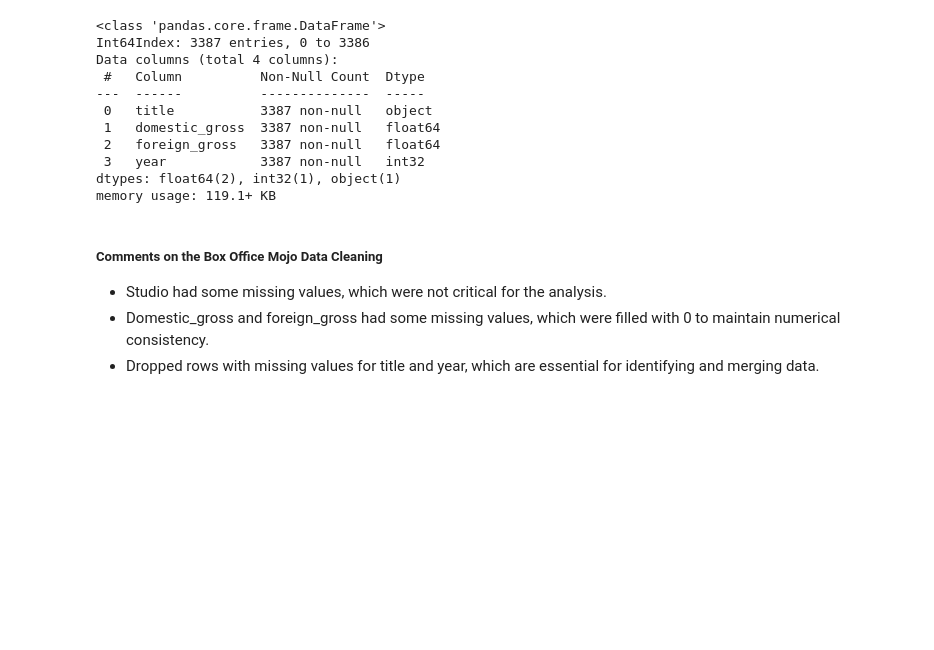
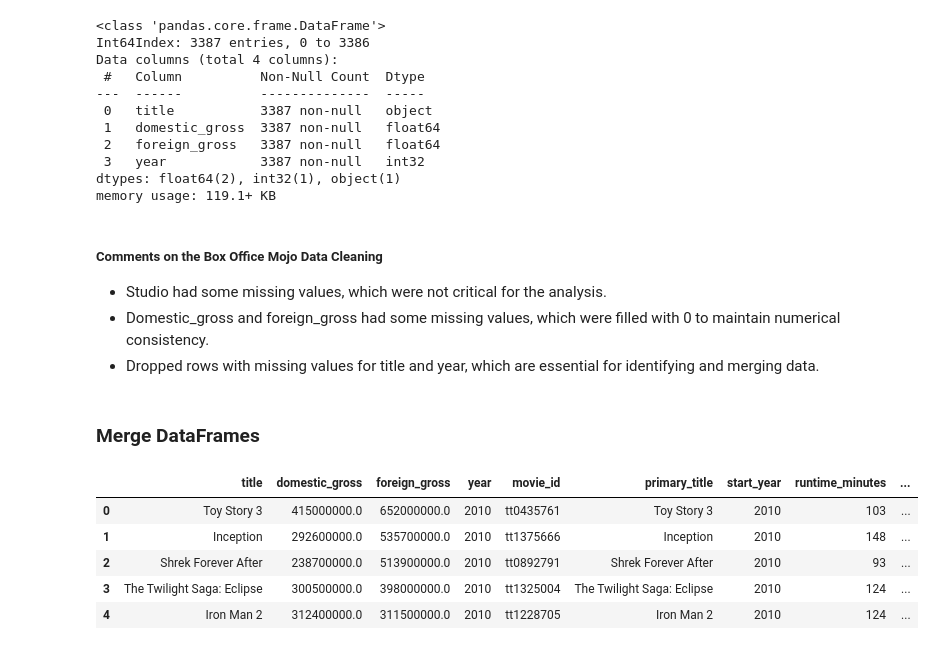
Before and after one commit to engige/movie_studio_analysis, a Jupyter notebook: movie_studio_analysis.ipynb, the cells around one changed output. Drawn from its saved outputs; the diff is of its cells as text; code cells hidden in the pictures; blank space fills up the shorter version.

Commit message:
merged dataframes and converted gross

```diff
--- a/movie_studio_analysis.ipynb
+++ b/movie_studio_analysis.ipynb
@@ -314,3 +314,21 @@ memory usage: 119.1+ KB
 * Studio had some missing values, which were not critical for the analysis.
 * Domestic_gross and foreign_gross had some missing values, which were filled with 0 to maintain numerical consistency.
 * Dropped rows with missing values for title and year, which are essential for identifying and merging data.
+# %% [markdown]
+### Merge DataFrames
+# %%
+# Merge csv_data_clean with movie_basics_clean on title and year
+merged_df1 = pd.merge(bom_movie_clean, movie_basics_clean, left_on=['title', 'year'], right_on=['primary_title', 'start_year'], how='inner')
+
+# Merge the resulting dataframe with movie_ratings_clean on movie_id
+final_merged_df = pd.merge(merged_df1, df_movie_ratings, on='movie_id', how='inner')
+
+# Display the first few rows of merged dataframe
+final_merged_df.head()
+# %% [output]
+|  | title | domestic_gross | foreign_gross | year | movie_id | primary_title | start_year | runtime_minutes | ... |
+| 0 | Toy Story 3 | 415000000.0 | 652000000.0 | 2010 | tt0435761 | Toy Story 3 | 2010 | 103 | ... |
+| 1 | Inception | 292600000.0 | 535700000.0 | 2010 | tt1375666 | Inception | 2010 | 148 | ... |
+| 2 | Shrek Forever After | 238700000.0 | 513900000.0 | 2010 | tt0892791 | Shrek Forever After | 2010 | 93 | ... |
+| 3 | The Twilight Saga: Eclipse | 300500000.0 | 398000000.0 | 2010 | tt1325004 | The Twilight Saga: Eclipse | 2010 | 124 | ... |
+| 4 | Iron Man 2 | 312400000.0 | 311500000.0 | 2010 | tt1228705 | Iron Man 2 | 2010 | 124 | ... |
```
Also changed, not shown: parts of 2 cells of this notebook.
